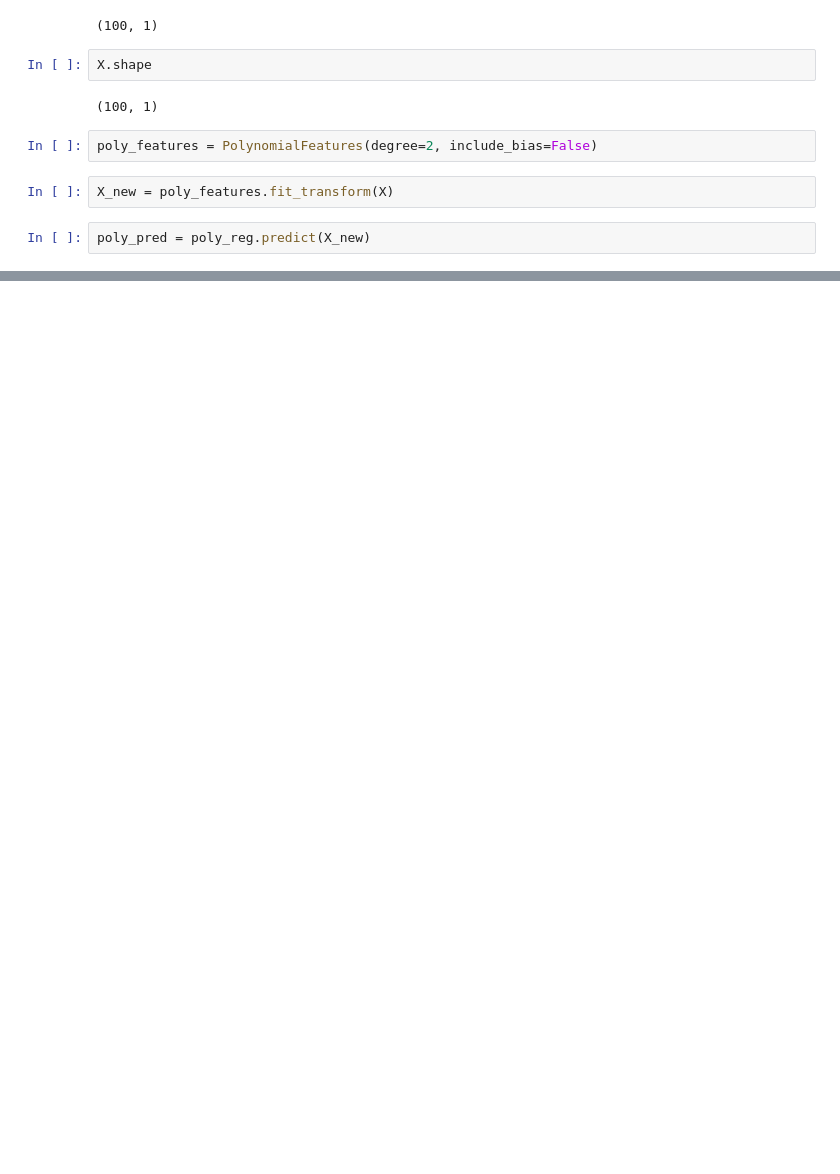
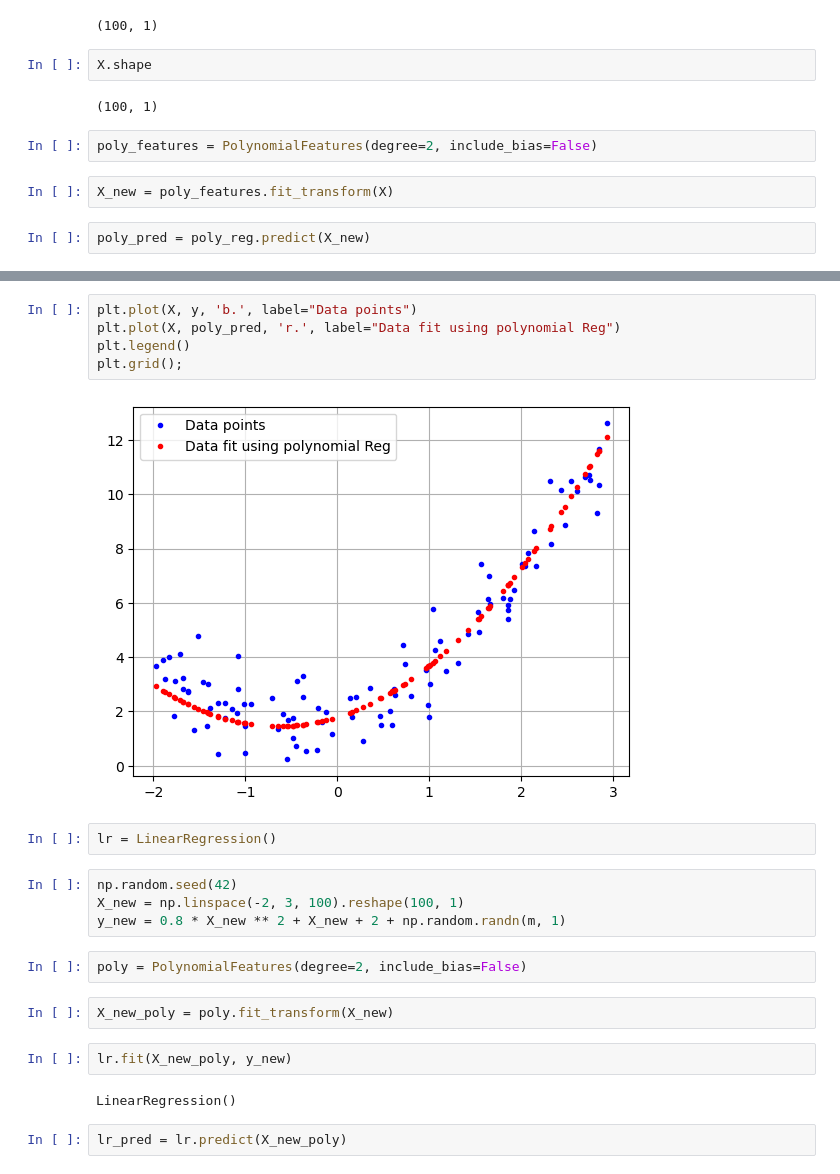
Before and after one commit to hoipranav/ML-Algo, a Jupyter notebook: Polynomial-Regression.ipynb, the cells around one changed output, grey strips where cells are left out. Drawn from its saved outputs; the diff is of its cells as text; blank space fills up the shorter version.

```diff
--- a/Polynomial-Regression.ipynb
+++ b/Polynomial-Regression.ipynb
@@ -74,0 +76,23 @@ plt.plot(X, poly_pred, 'r.')
+# %%
+plt.plot(X, y, 'b.', label="Data points")
+plt.plot(X, poly_pred, 'r.', label="Data fit using polynomial Reg")
+plt.legend()
+plt.grid();
+# %% [output]
+[figure, added]
+# %%
+lr = LinearRegression()
+# %%
+np.random.seed(42)
+X_new = np.linspace(-2, 3, 100).reshape(100, 1)
+y_new = 0.8 * X_new ** 2 + X_new + 2 + np.random.randn(m, 1)
+# %%
+poly = PolynomialFeatures(degree=2, include_bias=False)
+# %%
+X_new_poly = poly.fit_transform(X_new)
+# %%
+lr.fit(X_new_poly, y_new)
+# %% [output]
+LinearRegression()
+# %%
+lr_pred = lr.predict(X_new_poly)
```
Also changed, not shown: parts of 2 cells of this notebook.
